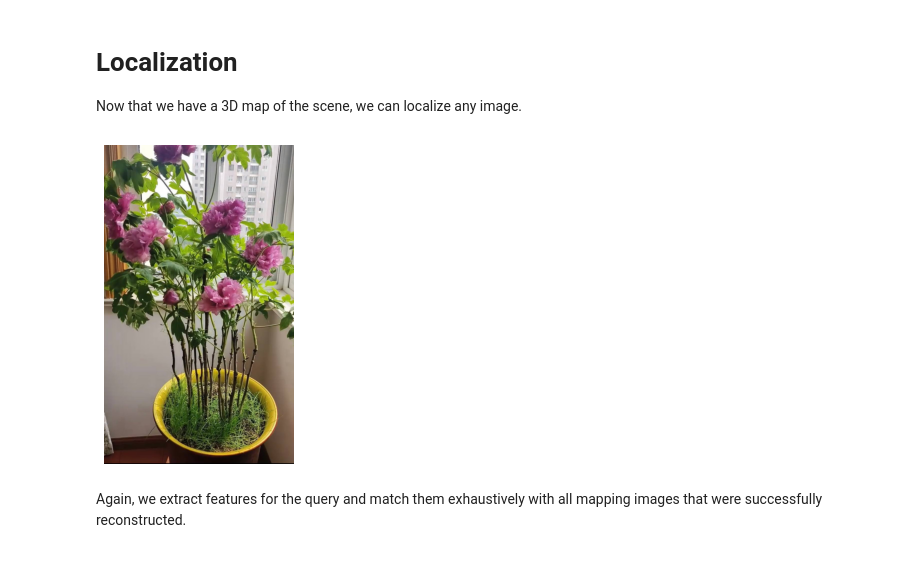
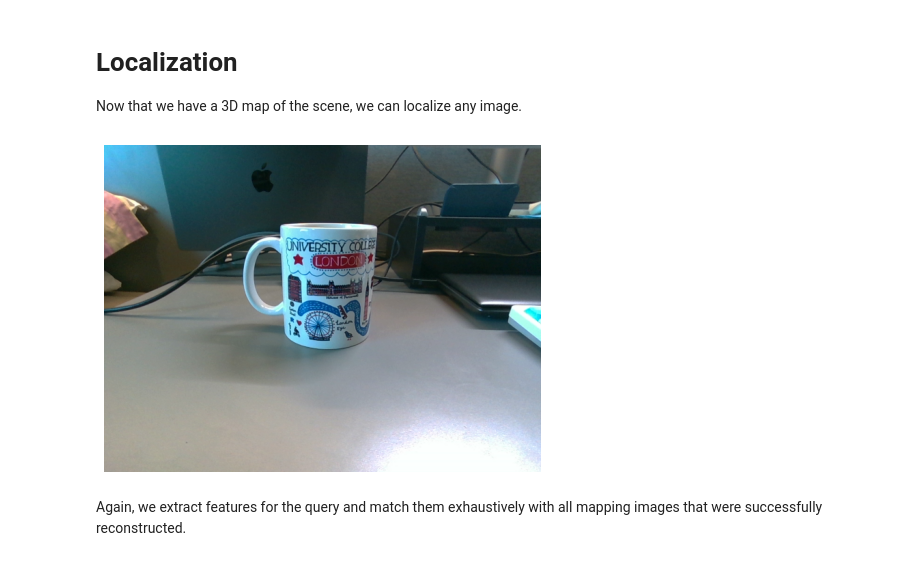
Before and after one commit to VModugno/ProPIF, a Jupyter notebook: scripts/demo_hloc.ipynb, the cells around one changed output. Cells and saved outputs as stored; diff of their text form; code cells hidden in the pictures.

```diff
--- a/scripts/demo_hloc.ipynb
+++ b/scripts/demo_hloc.ipynb
@@ -92,10 +93,10 @@ visualization.visualize_sfm_2d(model, images, color_by='visibility', n=2)
 # Localization
 Now that we have a 3D map of the scene, we can localize any image.
 # %%
-query = '../images/query/fq.jpg'
+query = '../images/query/rgb_5198229890772.png'
 plot_images([read_image(query)], dpi=75)
 # %% [output]
-[figure, old version]
+[figure, new version]
 # %% [markdown]
 Again, we extract features for the query and match them exhaustively with all mapping images that were successfully reconstructed.
 # %%
```
Also changed, not shown: parts of 7 cells of this notebook, 1 other file.
